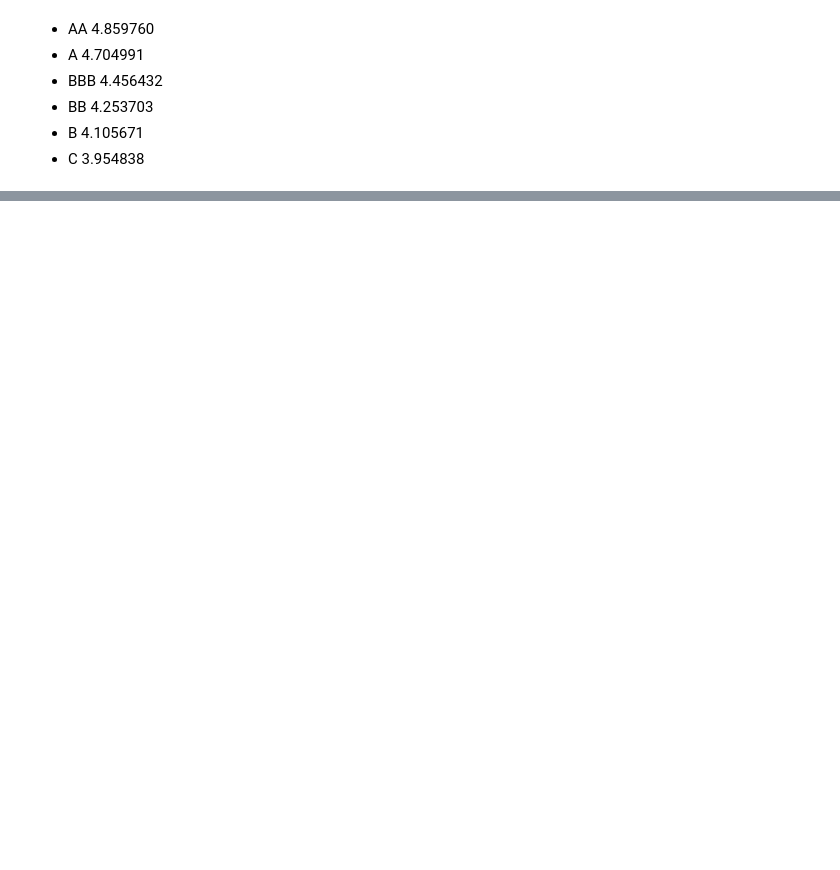
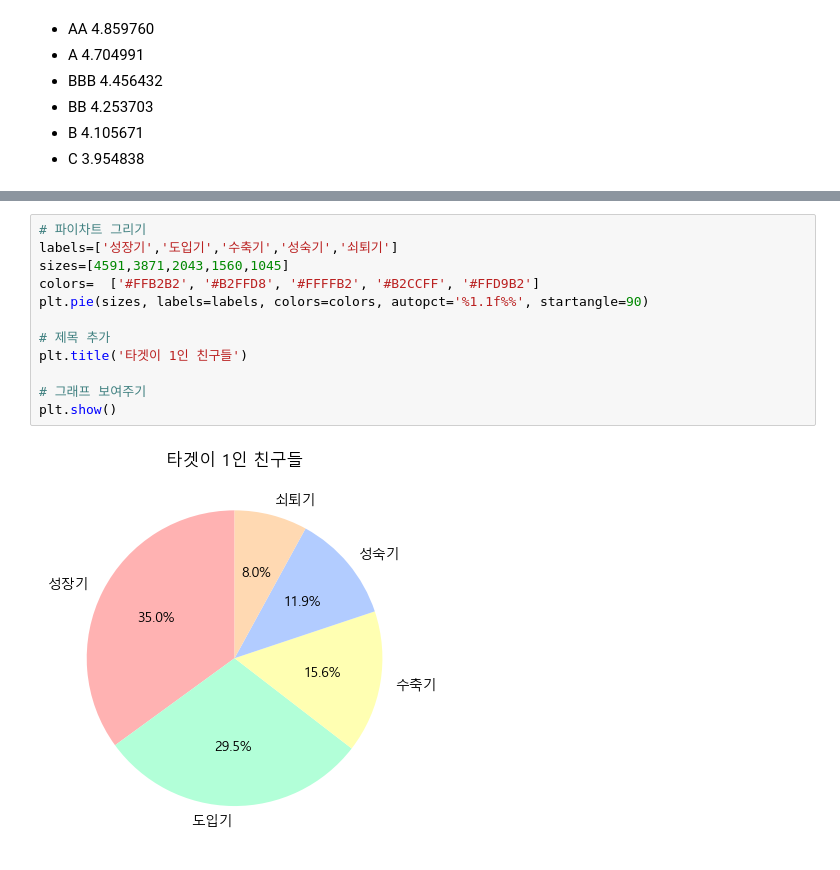
Before and after one commit to youngsang114/Project_2, a Jupyter notebook: 등급화/등급화_raw.ipynb, the cells around one changed output, grey strips where cells are left out. Drawn from its saved outputs; the diff is of its cells as text; blank space fills up the shorter version.

```diff
--- a/등급화/등급화_raw.ipynb
+++ b/등급화/등급화_raw.ipynb
@@ -156,0 +191,14 @@ df[df['t-1감사의견코드']==1]['dp_score'].mean()
+# %%
+# 파이차트 그리기
+labels=['성장기','도입기','수축기','성숙기','쇠퇴기']
+sizes=[4591,3871,2043,1560,1045]
+colors=  ['#FFB2B2', '#B2FFD8', '#FFFFB2', '#B2CCFF', '#FFD9B2']
+plt.pie(sizes, labels=labels, colors=colors, autopct='%1.1f%%', startangle=90)
+
+# 제목 추가
+plt.title('타겟이 1인 친구들')
+
+# 그래프 보여주기
+plt.show()
+# %% [output]
+[figure, added]
```
Also changed, not shown: parts of 12 cells of this notebook, 3 other files.
